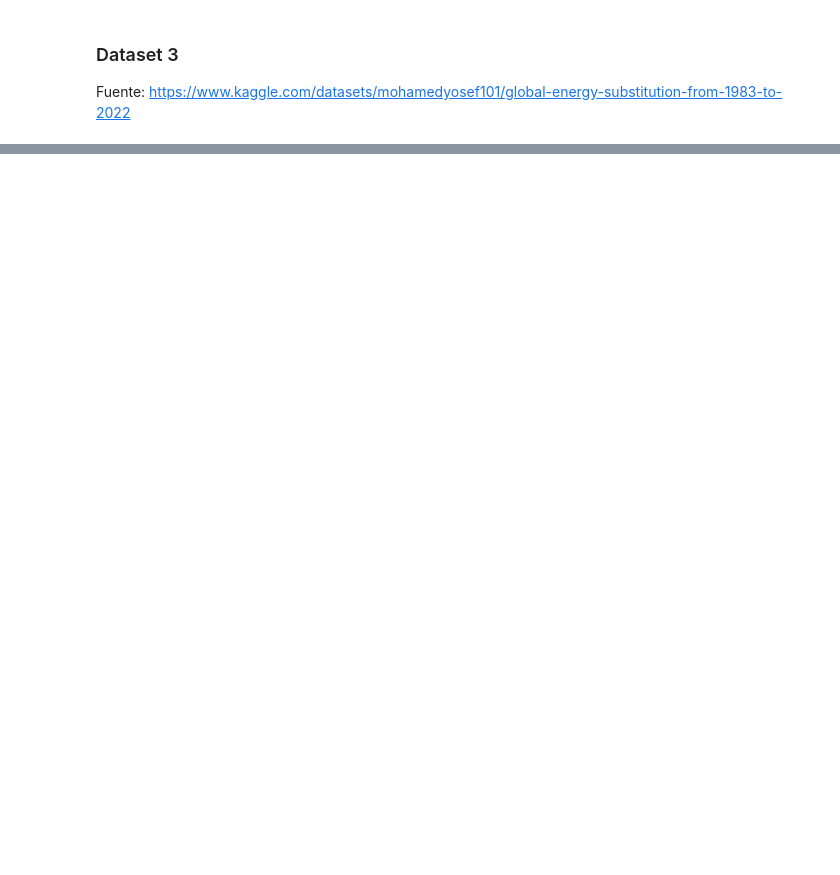
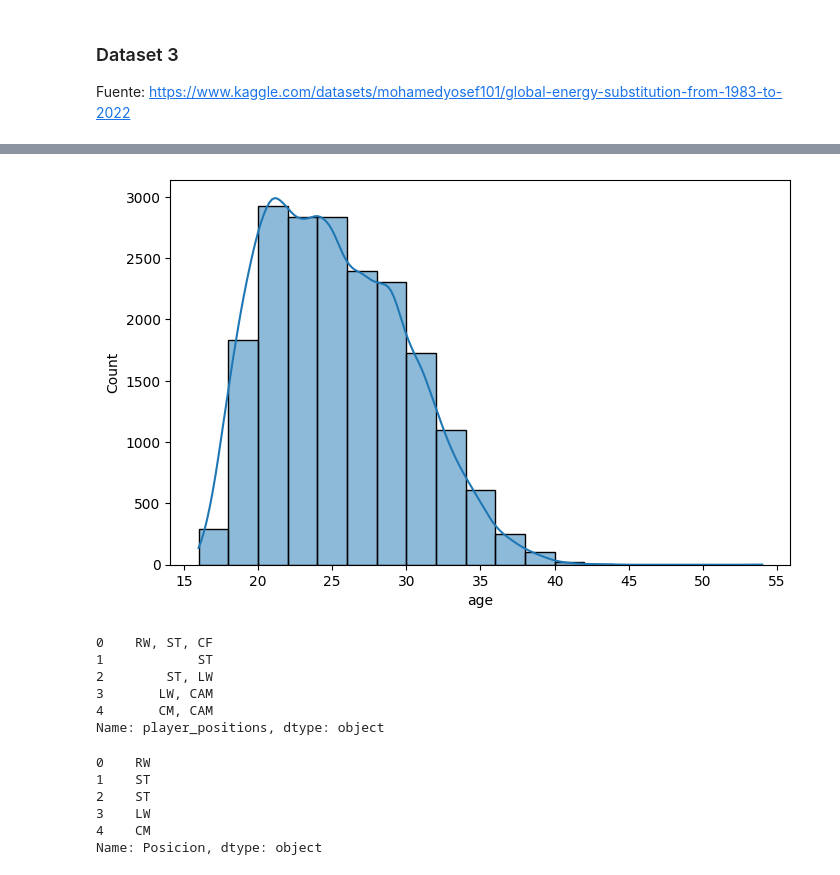
Before and after one commit to JavierBurgos-web/PROYECTO_ANALITICA_2da_entrega, a Jupyter notebook: 2da_entrega.ipynb, the cells around one changed output, grey strips where cells are left out. Saved outputs shown, nothing was run; the diff lists cells and outputs as text; code cells hidden in the pictures; blank space fills up the shorter version.

```diff
--- a/2da_entrega.ipynb
+++ b/2da_entrega.ipynb
@@ -92,0 +149,28 @@ df_4.head(5)
+# %%
+#Cual es el comportamiento del puntaje de los jugadores?
+plt.figure(figsize = (8,5))
+sns.histplot(data = df_1, x = 'age',bins = 10, kde = True, binwidth = 2);
+# %% [output]
+[figure, added]
+# %%
+#Posiciones por jugador
+df_1.player_positions.head()
+# %% [output]
+0    RW, ST, CF
+1            ST
+2        ST, LW
+3       LW, CAM
+4       CM, CAM
+Name: player_positions, dtype: object
+# %%
+#Dejar solo una posicion para reducir la informacion
+df_1[['Posicion','posicion2','posicion3']] = df_1.player_positions.str.split(pat = ',', expand = True)
+df_1 = df_1.drop(columns = ['player_positions','posicion2','posicion3'])
+df_1.Posicion.head()
+# %% [output]
+0    RW
+1    ST
+2    ST
+3    LW
+4    CM
+Name: Posicion, dtype: object
```
Also changed, not shown: parts of 26 cells of this notebook.
